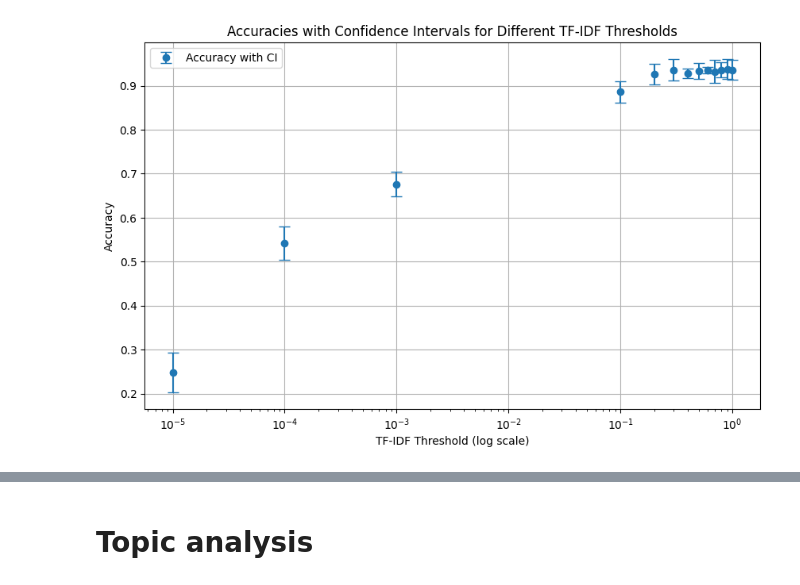
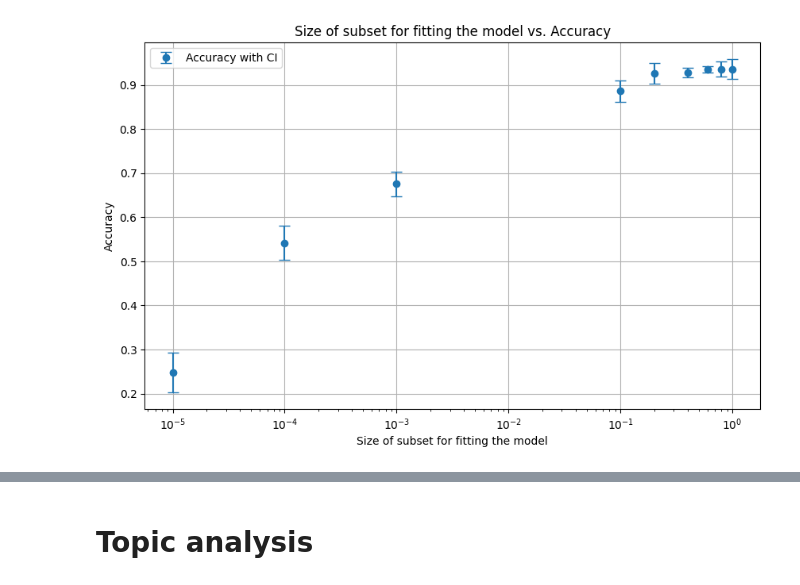
Before and after one commit to stefanoviel/RedditPolarization, a Jupyter notebook: notebooks/result_analysis.ipynb, the cells around one changed output, grey strips where cells are left out. Drawn from its saved outputs; the diff is of its cells as text; code cells hidden in the pictures.

```diff
--- a/notebooks/result_analysis.ipynb
+++ b/notebooks/result_analysis.ipynb
@@ -264,17 +59,17 @@ data = [
         ],
         "num_runs": 5
     },
-    {
-        "tf_idf_file": "output/testing_different_subsets/tf_idfs/tfids_0.3.json",
-        "accuracies": [
-            0.95,
-            0.92,
-            0.98,
-            0.9,
-            0.93
-        ],
-        "num_runs": 5
-    },
+    # {
+    #     "tf_idf_file": "output/testing_different_subsets/tf_idfs/tfids_0.3.json",
+    #     "accuracies": [
+    #         0.95,
+    #         0.92,
+    #         0.98,
+    #         0.9,
+    #         0.93
+    #     ],
+    #     "num_runs": 5
+    # },
     {
         "tf_idf_file": "output/testing_different_subsets/tf_idfs/tfids_0.4.json",
         "accuracies": [
@@ -286,17 +81,17 @@ data = [
         ],
         "num_runs": 5
     },
-    {
-        "tf_idf_file": "output/testing_different_subsets/tf_idfs/tfids_0.5.json",
-        "accuracies": [
-            0.9,
-            0.96,
-            0.93,
-            0.93,
-            0.95
-        ],
-        "num_runs": 5
-    },
+    # {
+    #     "tf_idf_file": "output/testing_different_subsets/tf_idfs/tfids_0.5.json",
+    #     "accuracies": [
+    #         0.9,
+    #         0.96,
+    #         0.93,
+    #         0.93,
+    #         0.95
+    #     ],
+    #     "num_runs": 5
+    # },
     {
         "tf_idf_file": "output/testing_different_subsets/tf_idfs/tfids_0.6.json",
         "accuracies": [
@@ -308,17 +103,17 @@ data = [
         ],
         "num_runs": 5
     },
-    {
-        "tf_idf_file": "output/testing_different_subsets/tf_idfs/tfids_0.7.json",
-        "accuracies": [
-            0.92,
-            0.96,
-            0.94,
-            0.88,
-            0.96
-        ],
-        "num_runs": 5
-    },
+    # {
+    #     "tf_idf_file": "output/testing_different_subsets/tf_idfs/tfids_0.7.json",
+    #     "accuracies": [
+    #         0.92,
+    #         0.96,
+    #         0.94,
+    #         0.88,
+    #         0.96
+    #     ],
+    #     "num_runs": 5
+    # },
     {
         "tf_idf_file": "output/testing_different_subsets/tf_idfs/tfids_0.8.json",
         "accuracies": [
@@ -330,48 +125,48 @@ data = [
         ],
         "num_runs": 5
     },
-    {
-        "tf_idf_file": "output/testing_different_subsets/tf_idfs/tfids_0.9.json",
-        "accuracies": [
-            0.92,
-            0.96,
-            0.97,
-            0.94,
-            0.9
-        ],
-        "num_runs": 5
-    },
+    # {
+    #     "tf_idf_file": "output/testing_different_subsets/tf_idfs/tfids_0.9.json",
+    #     "accuracies": [
+    #         0.92,
+    #         0.96,
+    #         0.97,
+    #         0.94,
+    #         0.9
+    #     ],
+    #     "num_runs": 5
+    # },
     {
         "tf_idf_file": "output/testing_different_subsets/tf_idfs/tfids_1.0.json",
         "accuracies": [
             0.96,
             0.96,
             0.91,
             0.9,
             0.95
         ],
         "num_runs": 5
     }
 ]
 
 # Extract x labels and accuracies
 x_labels = [float(d["tf_idf_file"].split('_')[-1].split('.json')[0]) for d in data]
 accuracies = [d["accuracies"] for d in data]
 
 # Calculate means and confidence intervals
 means = [np.mean(acc) for acc in accuracies]
 std_devs = [np.std(acc) for acc in accuracies]
 conf_intervals = [1.96 * (std / np.sqrt(len(acc))) for std, acc in zip(std_devs, accuracies)]
 
 # Plotting
 plt.figure(figsize=(10, 6))
 plt.errorbar(x_labels, means, yerr=conf_intervals, fmt='o', capsize=5, label='Accuracy with CI')
-plt.xlabel('TF-IDF Threshold (log scale)')
+plt.xlabel('Size of subset for fitting the model')
 plt.ylabel('Accuracy')
 plt.xscale('log')
-plt.title('Accuracies with Confidence Intervals for Different TF-IDF Thresholds')
+plt.title('Size of subset for fitting the model vs. Accuracy')
 plt.grid(True)
 plt.legend()
 plt.show()
 # %% [output]
-[figure, old version]
+[figure, new version]
```
Also changed, not shown: parts of 41 cells of this notebook, 7 other files.
